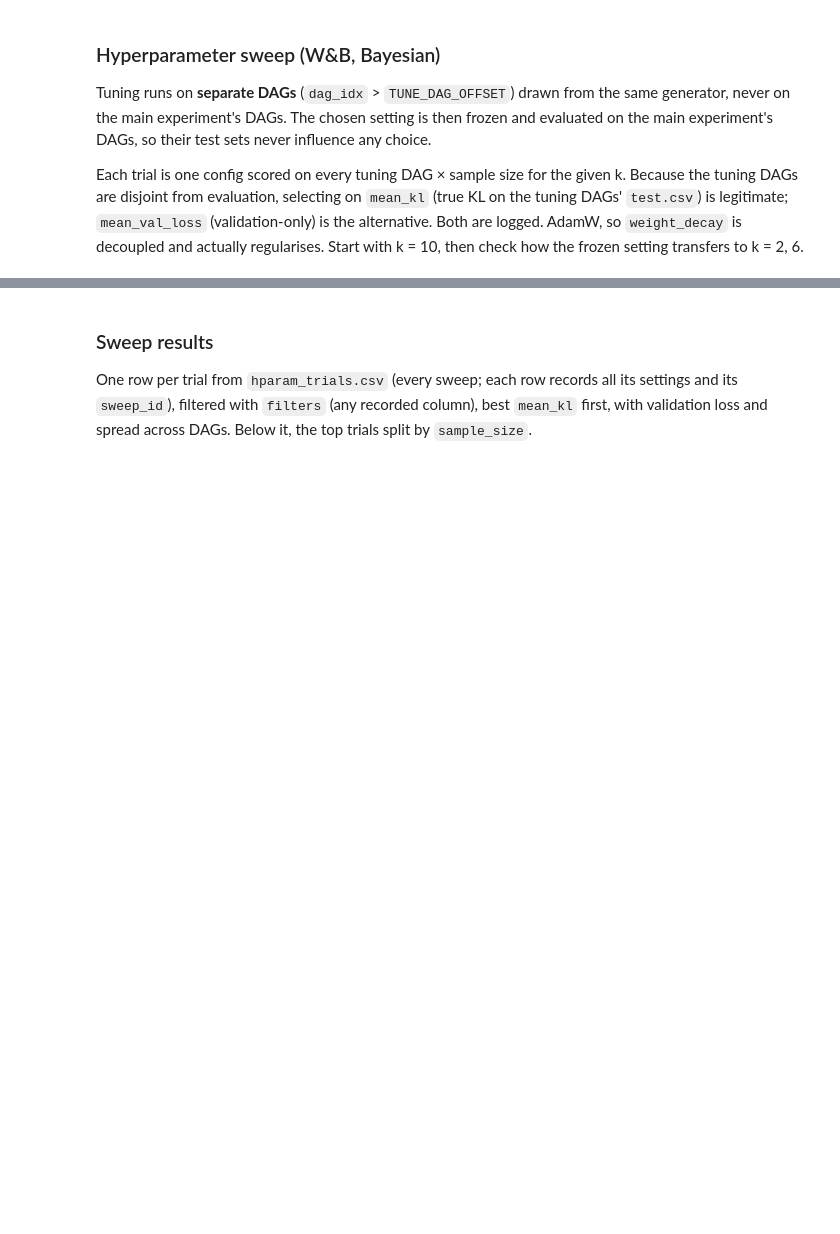
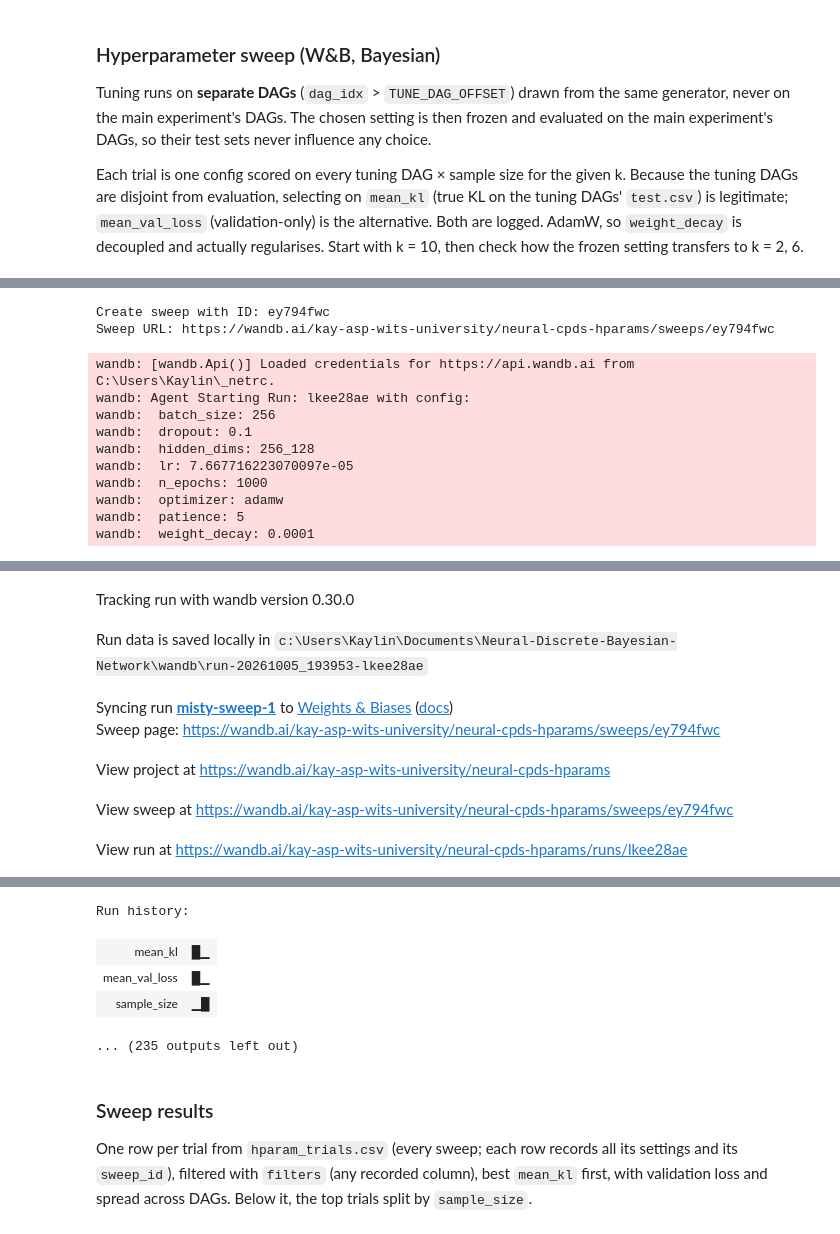
Before and after one commit to kay-asp/Neural-Discrete-Bayesian-Network, a Jupyter notebook: NN_estimation.ipynb, the cells around one changed output, grey strips where cells are left out. Cells and saved outputs as stored; diff of their text form; code cells hidden in the pictures; blank space fills up the shorter version.

Commit message:
notebook results

```diff
--- a/NN_estimation.ipynb
+++ b/NN_estimation.ipynb
@@ -541,0 +571,38 @@ Run history:
+# %%
+hp_sweep_id = wandb.sweep(HP_CONFIG, project=HP_PROJECT)   # or reuse an existing id to resume
+
+
+run_trial = partial(
+    sweep_trial, k_values=[HP_K], n_dags=SWEEP_DAGS, n_nodes=SWEEP_N,
+    alpha=SWEEP_ALPHA, sample_sizes=SWEEP_SAMPLES, card=CARD, val_frac=VAL_FRAC,
+    results_dir=RESULTS_DIR, n_cached=max(SAMPLE_SIZES), n_test=N_TEST,
+    # one file for every sweep: each row records all its settings + sweep_id
+    trial_csv=os.path.join(RESULTS_DIR, "hparam_trials.csv"),
+    dag_offset=TUNE_DAG_OFFSET,
+    n_jobs=N_JOBS, device=DEVICE_OVERRIDE, torch_threads=TORCH_THREADS,
+)
+
+from tqdm.auto import tqdm
+bar = tqdm(total=HP_TRIALS, desc="sweep trials")
+
+def trial():
+    try:
+        run_trial()
+    finally:
+        bar.update()          # counts even if a trial fails
+
+wandb.agent(hp_sweep_id, project=HP_PROJECT, count=HP_TRIALS, function=trial)
+bar.close()
+# %% [output]
+Create sweep with ID: ey794fwc
+Sweep URL: https://wandb.ai/kay-asp-wits-university/neural-cpds-hparams/sweeps/ey794fwc
+wandb: [wandb.Api()] Loaded credentials for https://api.wandb.ai from C:\Users\Kaylin\_netrc.
+wandb: Agent Starting Run: lkee28ae with config:
+wandb:  batch_size: 256
+wandb:  dropout: 0.1
+wandb:  hidden_dims: 256_128
+wandb:  lr: 7.667716223070097e-05
+wandb:  n_epochs: 1000
+wandb:  optimizer: adamw
+wandb:  patience: 5
+wandb:  weight_decay: 0.0001
@@ -541,0 +610,7 @@ Run history:
+Tracking run with wandb version 0.30.0
+Run data is saved locally in c:\Users\Kaylin\Documents\Neural-Discrete-Bayesian-Network\wandb\run-20261005_193953-lkee28ae
+Syncing run misty-sweep-1 to Weights & Biases (docs)
+Sweep page: https://wandb.ai/kay-asp-wits-university/neural-cpds-hparams/sweeps/ey794fwc
+View project at https://wandb.ai/kay-asp-wits-university/neural-cpds-hparams
+View sweep at https://wandb.ai/kay-asp-wits-university/neural-cpds-hparams/sweeps/ey794fwc
+View run at https://wandb.ai/kay-asp-wits-university/neural-cpds-hparams/runs/lkee28ae
@@ -542,3 +618,8 @@ Run history:
+Run history:
+| mean_kl | █▁ |
+| mean_val_loss | █▁ |
+| sample_size | ▁█ |
+... (235 outputs left out)
 # %% [markdown]
 ### Sweep results
 One row per trial from `hparam_trials.csv` (every sweep; each row records all its settings and
```
Also changed, not shown: parts of 9 cells of this notebook.
